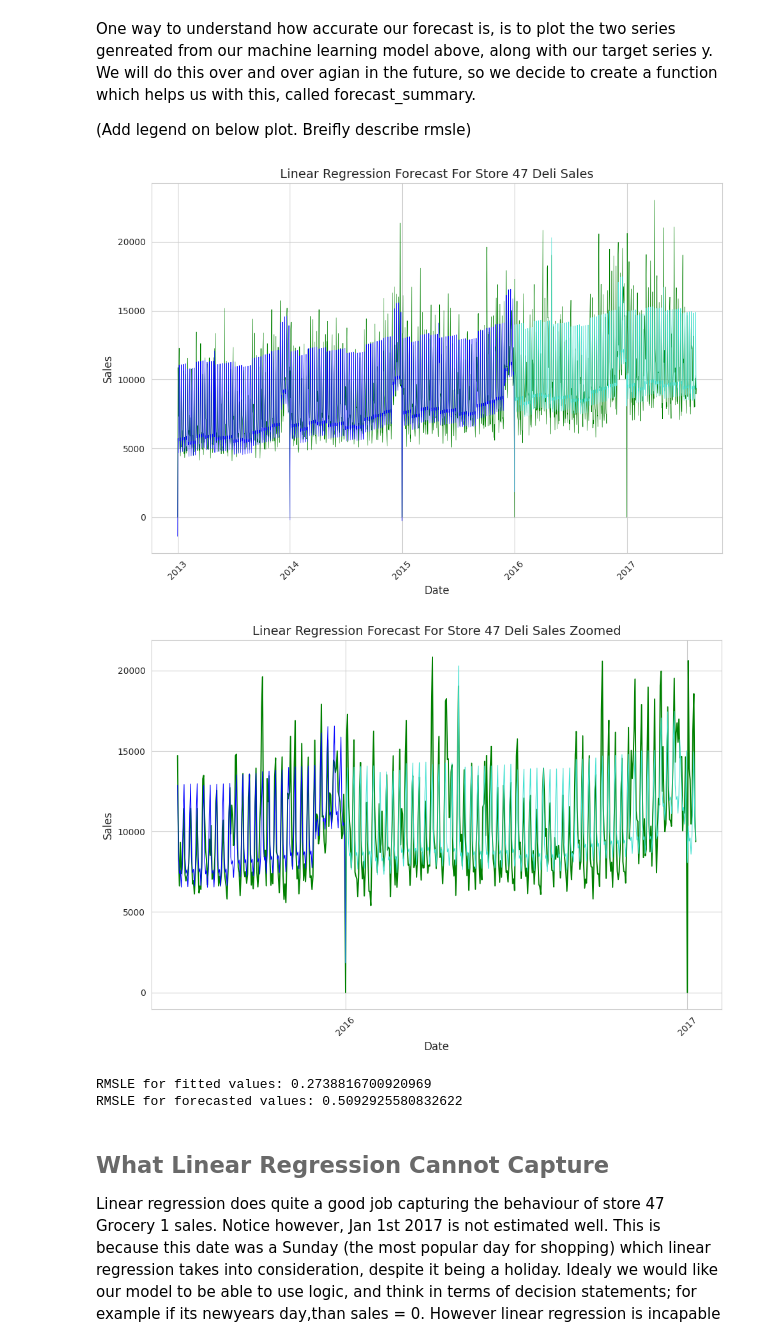
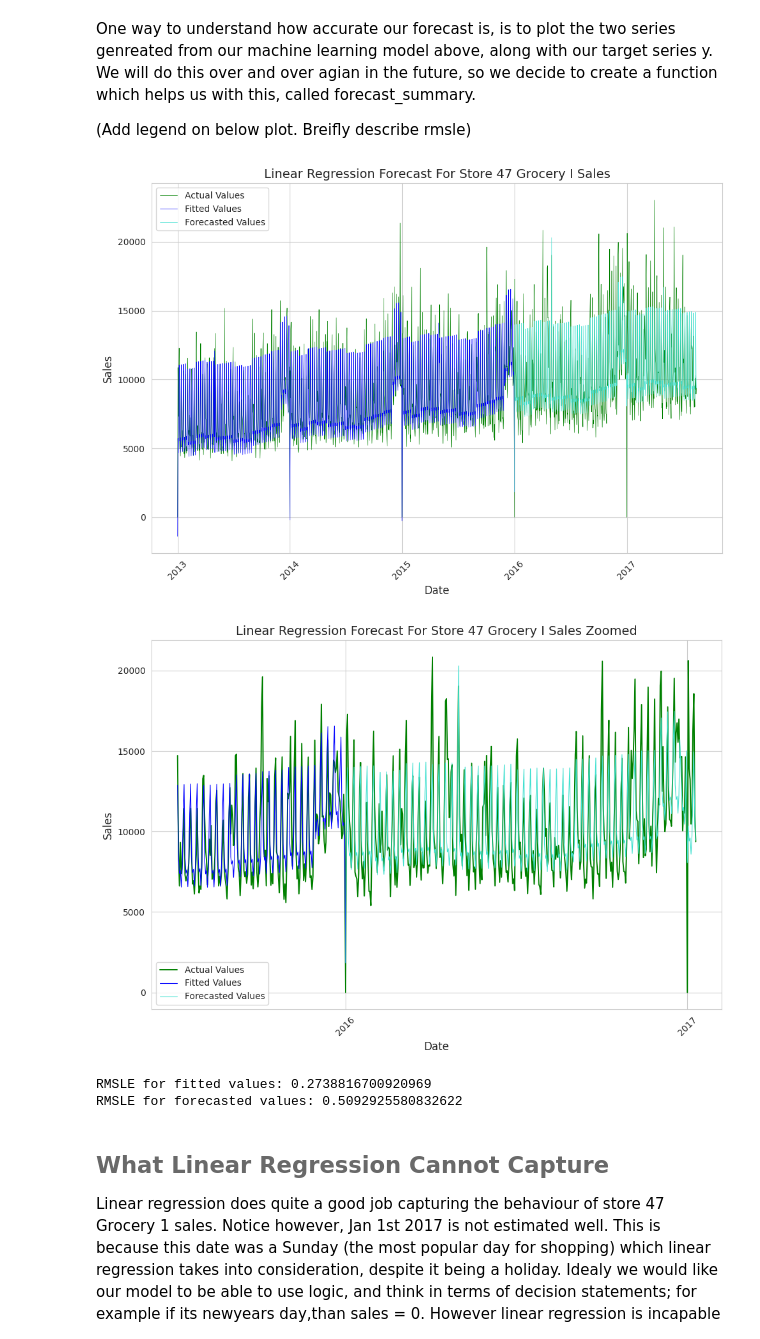
Before and after one commit to Christian-Lippai/store-sales-forecasting-a-guide-to-ml, a Jupyter notebook: store-sales-forecasting-a-guide-to-ml.ipynb, the cells around one changed output. Saved outputs shown, nothing was run; the diff lists cells and outputs as text; code cells hidden in the pictures.

Commit message:
Kaggle Notebook | Store Sales Forecasting: A Guide to ML | Version 29

```diff
--- a/store-sales-forecasting-a-guide-to-ml.ipynb
+++ b/store-sales-forecasting-a-guide-to-ml.ipynb
@@ -542,11 +542,11 @@ def forecast_summary(y,y_fit,y_pred, y_color,title):
     # Create the plot
     plt.figure(figsize=(10, 7))
     # plot y
-    sns.lineplot(data=y, color=y_color, linewidth=0.5, linestyle='-')
+    sns.lineplot(data=y, color=y_color, linewidth=0.5, linestyle='-', label='Actual Values')
     # plot y_fit
-    sns.lineplot(data=y_fit, color='blue', linewidth=0.5, linestyle='-')
+    sns.lineplot(data=y_fit, color='blue', linewidth=0.5, linestyle='-',label='Fitted Values')
      # plot y_pred
-    sns.lineplot(data=y_pred, color='turquoise', linewidth=0.5, linestyle='-')
+    sns.lineplot(data=y_pred, color='turquoise', linewidth=0.5, linestyle='-',label='Forecasted Values')
 
     # Customize labels and title
     plt.xlabel('Date', fontsize=12)
@@ -570,9 +570,9 @@ def forecast_summary(y,y_fit,y_pred, y_color,title):
     start_date = y_fit.index.max()- timedelta(days=6*30)
     end_date = y_pred.index.min() + timedelta(days=375)
 
-    sns.lineplot(data=y[start_date:end_date], color=y_color, linewidth=1.4, linestyle='-')
-    sns.lineplot(data=y_fit[start_date:], color='blue', linewidth=0.8, linestyle='-')
-    sns.lineplot(data=y_pred[:end_date] , color='turquoise', linewidth=0.8, linestyle='-')
+    sns.lineplot(data=y[start_date:end_date], color=y_color, linewidth=1.4, linestyle='-',label='Actual Values')
+    sns.lineplot(data=y_fit[start_date:], color='blue', linewidth=0.8, linestyle='-',label='Fitted Values')
+    sns.lineplot(data=y_pred[:end_date] , color='turquoise', linewidth=0.8, linestyle='-',label='Forecasted Values')
 
     # Customize labels and title
     plt.xlabel('Date', fontsize=12)
@@ -586,6 +586,9 @@ def forecast_summary(y,y_fit,y_pred, y_color,title):
     # Set the major locator for x-axis ticks every year
     plt.gca().xaxis.set_major_locator(YearLocator())
 
+    # Show the legend
+    plt.legend()
+
     # Show the plot
     plt.tight_layout()
     plt.show()
@@ -597,10 +600,10 @@ def forecast_summary(y,y_fit,y_pred, y_color,title):
     print("RMSLE for fitted values:", fitted_error)
     print("RMSLE for forecasted values:", forecasted_error)
 # %%
-forecast_summary(y,y_fit,y_pred, "green","Linear Regression Forecast For Store 47 Deli Sales")
+forecast_summary(y,y_fit,y_pred, "green","Linear Regression Forecast For Store 47 Grocery I Sales")
 # %% [output]
-[figure, old version]
+[figure, new version]
-[figure, old version]
+[figure, new version]
 RMSLE for fitted values: 0.2738816700920969
 RMSLE for forecasted values: 0.5092925580832622
 # %% [markdown]
```
Also changed, not shown: parts of 2 cells of this notebook.
